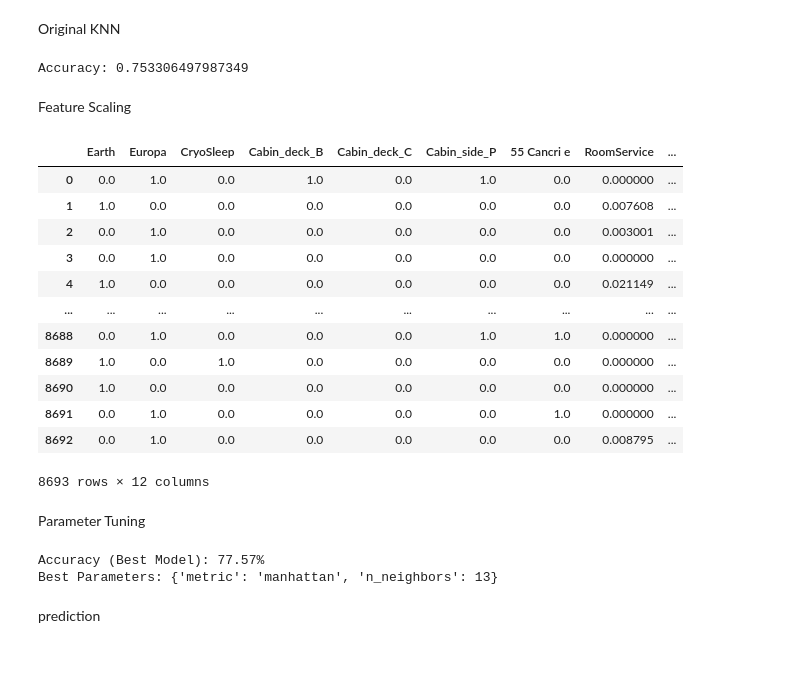
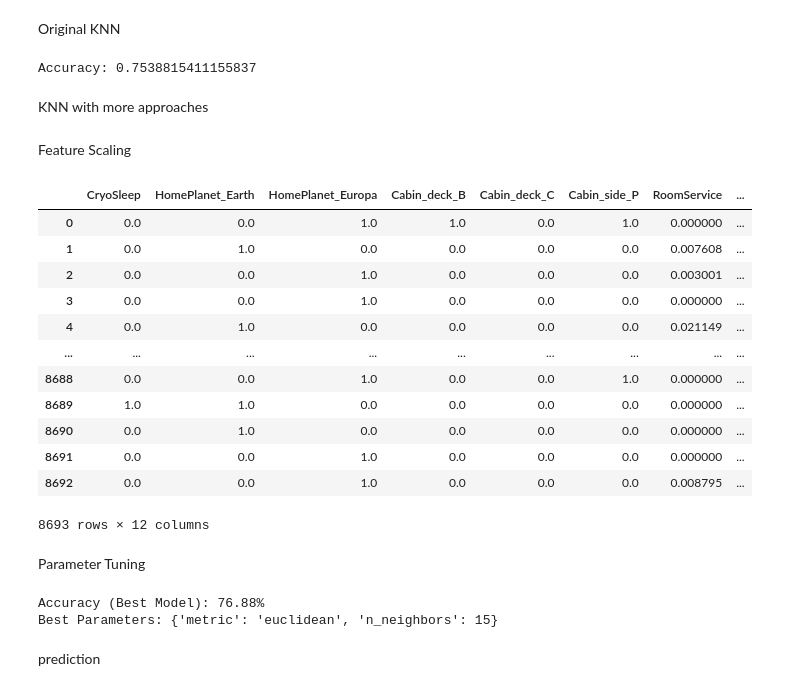
Before and after one commit to lucascheng24/Comp4433_spaceship-titanic, a Jupyter notebook: classifers/KNN/KNN.ipynb, the cells around one changed output. Drawn from its saved outputs; the diff is of its cells as text; code cells hidden in the pictures; blank space fills up the shorter version.

```diff
--- a/classifers/KNN/KNN.ipynb
+++ b/classifers/KNN/KNN.ipynb
@@ -12,14 +12,13 @@ from sklearn.model_selection import train_test_split
 # %% [markdown]
 Original KNN
 # %%
-dataPath = '../../preprocess_train_dataset\encodedData_01.csv'
+dataPath = '../../preprocess_train_dataset\pre06_train.csv'
 dataframe = pd.read_csv(dataPath)
 
 # Separate features (X) and label (y)
 train_X = dataframe.drop('Transported', axis=1)
 train_y = dataframe['Transported']
-# drop categorical data, remain the one hot encoded ones
-train_X.drop(['PassengerId', 'HomePlanet', 'Cabin_deck', 'Cabin_side', 'Destination', 'First_Name', 'First_Name_le', 'Last_Name'], axis=1, inplace=True)
+
 # Split the data into training and testing sets
 train_X, test_X, train_y, test_y = train_test_split(train_X, train_y, test_size=0.2, random_state=42)
 
@@ -33,66 +32,69 @@ knn.fit(train_X, train_y)
 accuracy = knn.score(test_X, test_y)
 print("Accuracy:", accuracy)
 
-test_dataPath = '../../preprocess_test_dataset/encoded_testData_01.csv'
+test_dataPath = '../../preprocess_test_dataset/pre06_test.csv'
+PassengerId_path='../../preprocess_test_dataset/splittedTestData_01.csv'
 df_test = pd.read_csv(test_dataPath)
-df_test_PassengerId = df_test['PassengerId']
-# drop categorical data, remain the one hot encoded ones
-df_test.drop(['PassengerId', 'HomePlanet', 'Cabin_deck', 'Cabin_side', 'Destination', 'First_Name', 'First_Name_le', 'Last_Name'], axis=1, inplace=True)
+
+#get PassengerId for result
+df_PassengerId = pd.read_csv(PassengerId_path)
+PassengerId = df_PassengerId['PassengerId']
+
 # Predict on the test set
 preds = knn.predict(df_test)
 
 output_path = '../../output_prediction/'
 
-submission = pd.DataFrame({'PassengerId': df_test_PassengerId, 'Transported': preds})
+submission = pd.DataFrame({'PassengerId': PassengerId, 'Transported': preds})
 submission.to_csv(output_path+'KNN_Original.csv', index=False, index_label=False)
 # %% [output]
-Accuracy: 0.753306497987349
+Accuracy: 0.7538815411155837
+# %% [markdown]
+KNN with more approaches
 # %%
 dataPath = '../../preprocess_train_dataset\correlation.csv'
 dataframe = pd.read_csv(dataPath)
 # %% [markdown]
 Feature Scaling
 # %%
+train_X = dataframe.drop('Transported', axis=1)
+train_y = dataframe['Transported']
+
 # Exclude the output column from feature scaling
-columns_to_scale = [col for col in dataframe.columns if col != "Transported"]
+columns_to_scale = [col for col in train_X.columns]
 
 # Initialize the scaler
 scaler = MinMaxScaler()
 
 # Fit and transform the data
-dataframe[columns_to_scale] = scaler.fit_transform(dataframe[columns_to_scale])
+train_X[columns_to_scale] = scaler.fit_transform(train_X[columns_to_scale])
 # %%
 # Display the modified dataset after feature scaling
-dataframe
+train_X
 # %% [output]
-|  | Earth | Europa | CryoSleep | Cabin_deck_B | Cabin_deck_C | Cabin_side_P | 55 Cancri e | RoomService | ... |
-| 0 | 0.0 | 1.0 | 0.0 | 1.0 | 0.0 | 1.0 | 0.0 | 0.000000 | ... |
-| 1 | 1.0 | 0.0 | 0.0 | 0.0 | 0.0 | 0.0 | 0.0 | 0.007608 | ... |
-| 2 | 0.0 | 1.0 | 0.0 | 0.0 | 0.0 | 0.0 | 0.0 | 0.003001 | ... |
-| 3 | 0.0 | 1.0 | 0.0 | 0.0 | 0.0 | 0.0 | 0.0 | 0.000000 | ... |
-| 4 | 1.0 | 0.0 | 0.0 | 0.0 | 0.0 | 0.0 | 0.0 | 0.021149 | ... |
-| ... | ... | ... | ... | ... | ... | ... | ... | ... | ... |
-| 8688 | 0.0 | 1.0 | 0.0 | 0.0 | 0.0 | 1.0 | 1.0 | 0.000000 | ... |
-| 8689 | 1.0 | 0.0 | 1.0 | 0.0 | 0.0 | 0.0 | 0.0 | 0.000000 | ... |
-| 8690 | 1.0 | 0.0 | 0.0 | 0.0 | 0.0 | 0.0 | 0.0 | 0.000000 | ... |
-| 8691 | 0.0 | 1.0 | 0.0 | 0.0 | 0.0 | 0.0 | 1.0 | 0.000000 | ... |
-| 8692 | 0.0 | 1.0 | 0.0 | 0.0 | 0.0 | 0.0 | 0.0 | 0.008795 | ... |
+|  | CryoSleep | HomePlanet_Earth | HomePlanet_Europa | Cabin_deck_B | Cabin_deck_C | Cabin_side_P | RoomService | ... |
+| 0 | 0.0 | 0.0 | 1.0 | 1.0 | 0.0 | 1.0 | 0.000000 | ... |
+| 1 | 0.0 | 1.0 | 0.0 | 0.0 | 0.0 | 0.0 | 0.007608 | ... |
+| 2 | 0.0 | 0.0 | 1.0 | 0.0 | 0.0 | 0.0 | 0.003001 | ... |
+| 3 | 0.0 | 0.0 | 1.0 | 0.0 | 0.0 | 0.0 | 0.000000 | ... |
+| 4 | 0.0 | 1.0 | 0.0 | 0.0 | 0.0 | 0.0 | 0.021149 | ... |
+| ... | ... | ... | ... | ... | ... | ... | ... | ... |
+| 8688 | 0.0 | 0.0 | 1.0 | 0.0 | 0.0 | 1.0 | 0.000000 | ... |
+| 8689 | 1.0 | 1.0 | 0.0 | 0.0 | 0.0 | 0.0 | 0.000000 | ... |
+| 8690 | 0.0 | 1.0 | 0.0 | 0.0 | 0.0 | 0.0 | 0.000000 | ... |
+| 8691 | 0.0 | 0.0 | 1.0 | 0.0 | 0.0 | 0.0 | 0.000000 | ... |
+| 8692 | 0.0 | 0.0 | 1.0 | 0.0 | 0.0 | 0.0 | 0.008795 | ... |
 8693 rows × 12 columns
 # %% [markdown]
 Parameter Tuning
 # %%
 
-train_x=dataframe.iloc[:, :-1].values
-train_y=dataframe.iloc[:, -1].values
-
-
-
 # Split the dataset into training and testing data
-X_train, X_test, y_train, y_test = train_test_split(train_x, train_y, test_size=0.2, random_state=42)
+X_train, X_test, y_train, y_test = train_test_split(train_X, train_y, test_size=0.2, random_state=42)
 
 # Define the parameter grid
 param_grid = {
-    'n_neighbors': [3,5,7,9,11,13,15,21],
+    'n_neighbors': [3,5,7,9,11,13,15],
     'metric': ['euclidean', 'manhattan','minkowski']
 }
 
@@ -114,8 +116,8 @@ print("Accuracy (Best Model): {:.2f}%".format(accuracy * 100))
 #  Print the best parameters found by grid search
 print("Best Parameters:", grid_search.best_params_)
 # %% [output]
-Accuracy (Best Model): 77.57%
-Best Parameters: {'metric': 'manhattan', 'n_neighbors': 13}
+Accuracy (Best Model): 76.88%
+Best Parameters: {'metric': 'euclidean', 'n_neighbors': 15}
 # %% [markdown]
 prediction
 # %%
```
Also changed, not shown: parts of 2 cells of this notebook, 4 other files.
